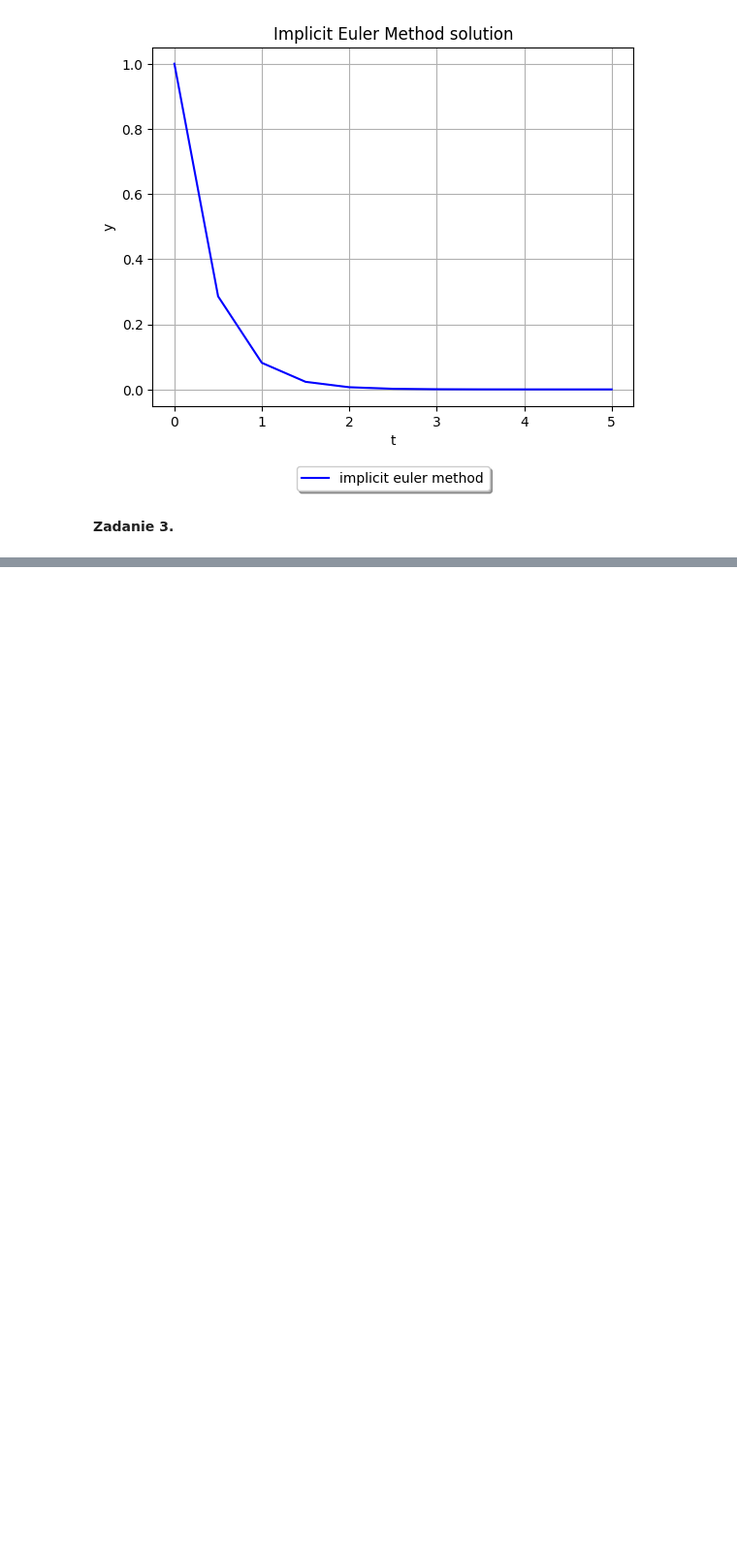
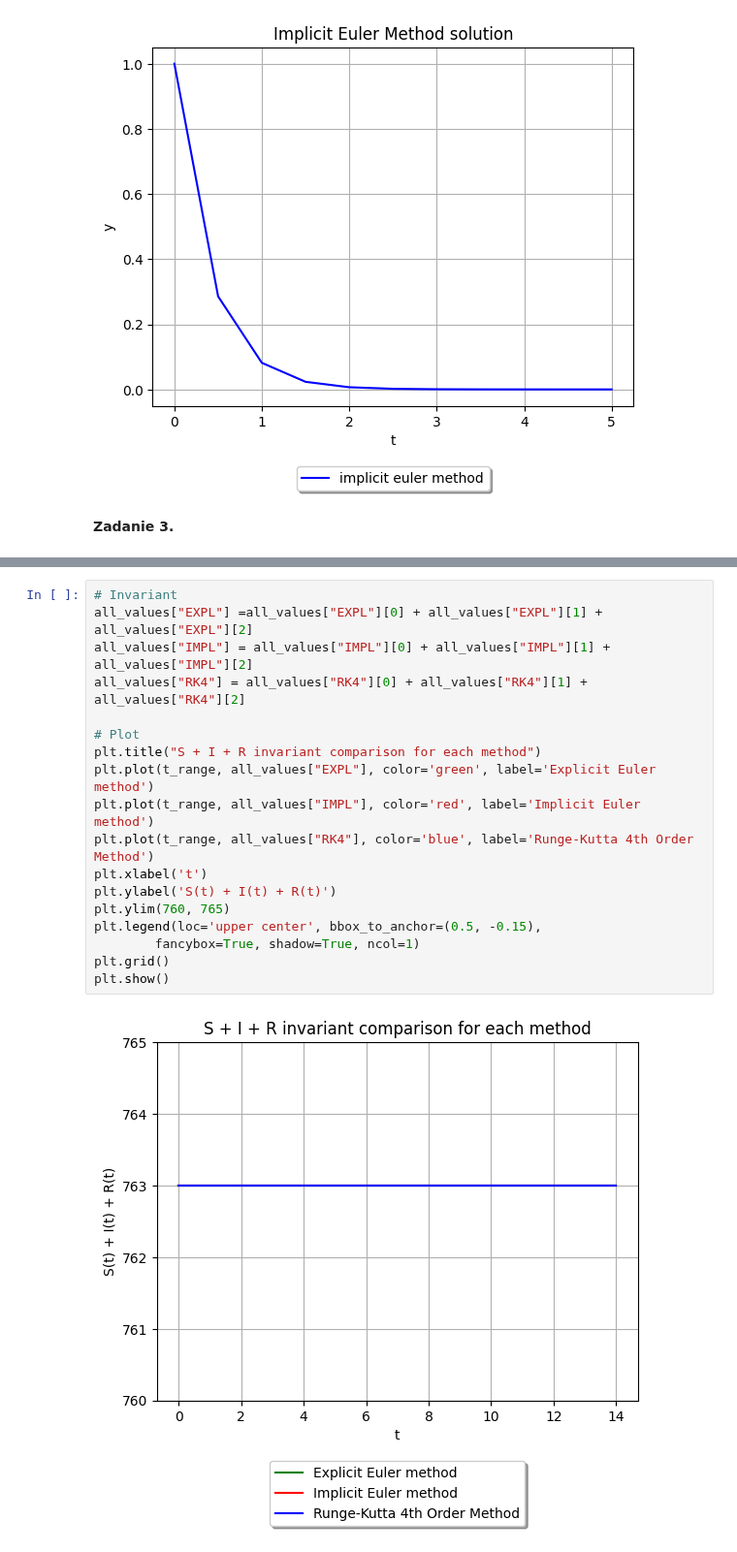
Before and after one commit to baramundi666/Computation-Methods-for-Science-and-Technology, a Jupyter notebook: lab-9/main.ipynb, the cells around one changed output, grey strips where cells are left out. Shown at 97% size. Saved outputs shown, nothing was run; the diff lists cells and outputs as text; blank space fills up the shorter version.

```diff
--- a/lab-9/main.ipynb
+++ b/lab-9/main.ipynb
@@ -208,0 +250,20 @@ plt.show()
+# %%
+# Invariant
+all_values["EXPL"] =all_values["EXPL"][0] + all_values["EXPL"][1] + all_values["EXPL"][2]
+all_values["IMPL"] = all_values["IMPL"][0] + all_values["IMPL"][1] + all_values["IMPL"][2]
+all_values["RK4"] = all_values["RK4"][0] + all_values["RK4"][1] + all_values["RK4"][2]
+
+# Plot
+plt.title("S + I + R invariant comparison for each method")
+plt.plot(t_range, all_values["EXPL"], color='green', label='Explicit Euler method')
+plt.plot(t_range, all_values["IMPL"], color='red', label='Implicit Euler method')
+plt.plot(t_range, all_values["RK4"], color='blue', label='Runge-Kutta 4th Order Method')
+plt.xlabel('t')
+plt.ylabel('S(t) + I(t) + R(t)')
+plt.ylim(760, 765)
+plt.legend(loc='upper center', bbox_to_anchor=(0.5, -0.15),
+        fancybox=True, shadow=True, ncol=1)
+plt.grid()
+plt.show()
+# %% [output]
+[figure, added]
```
Also changed, not shown: parts of 6 cells of this notebook, 6 other files.
